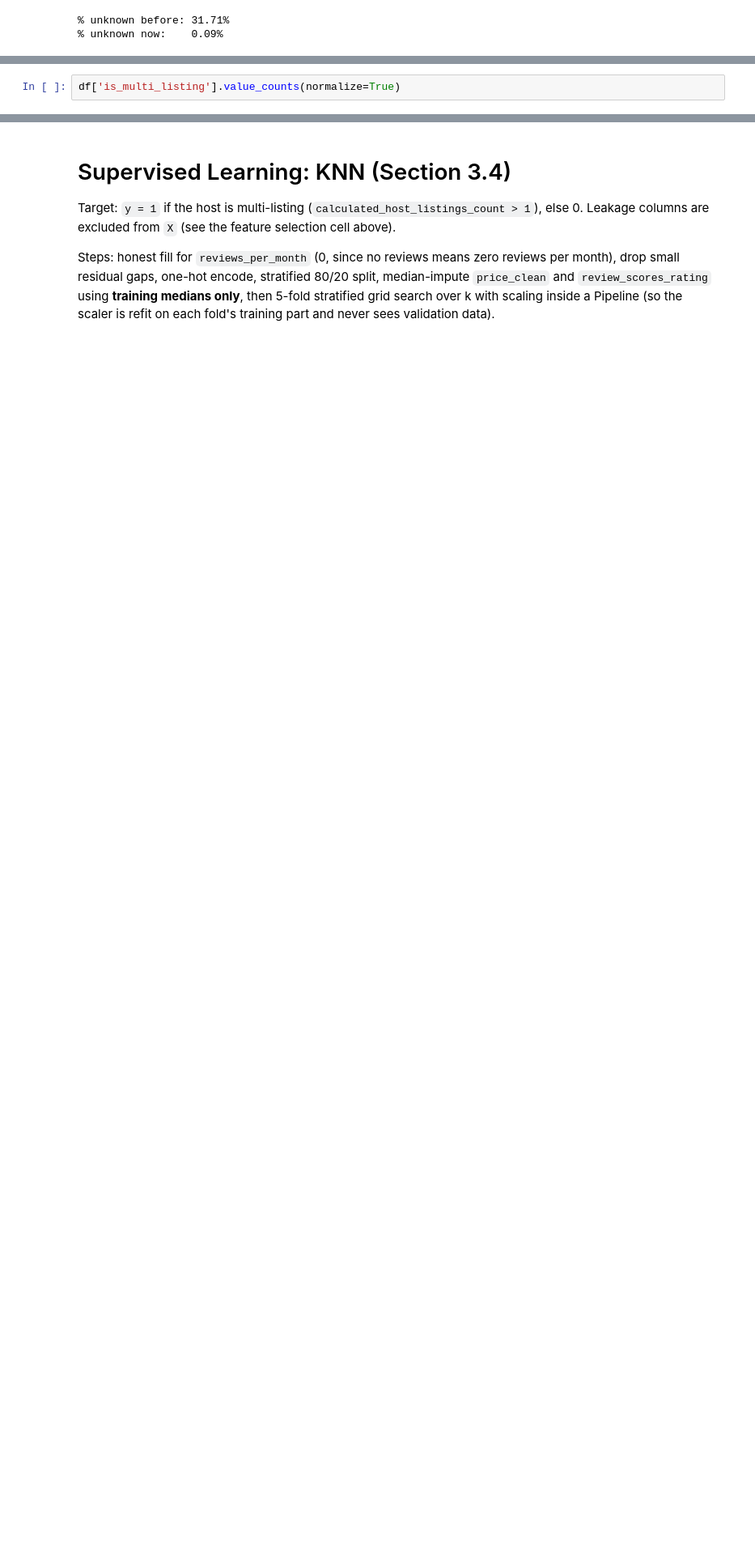
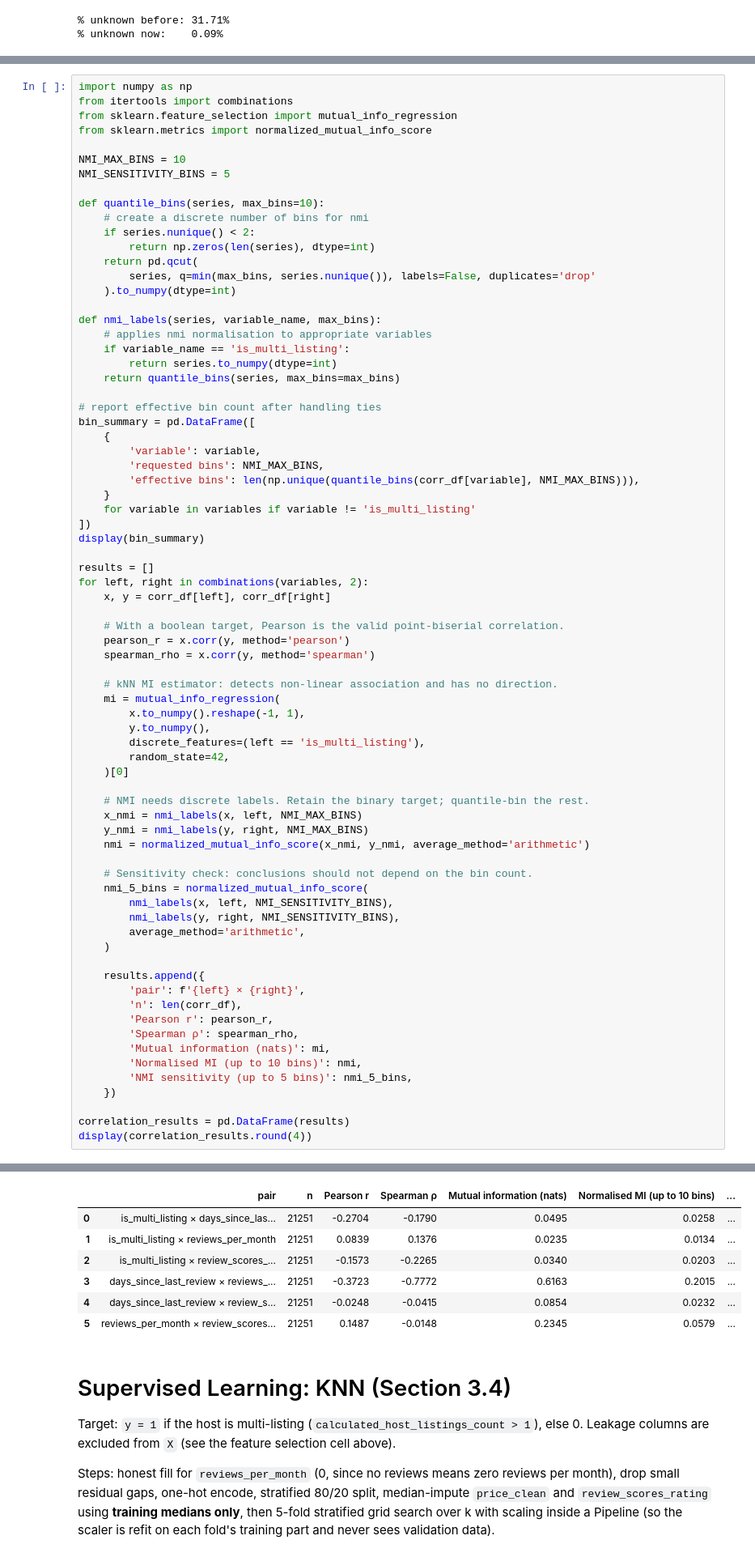
Before and after one commit to dorphen/EODP_assignment_2, a Jupyter notebook: code.ipynb, the cells around one changed output, grey strips where cells are left out. Shown at 81% size. Saved outputs shown, nothing was run; the diff lists cells and outputs as text; blank space fills up the shorter version.

Commit message:
correlation analysis complete

```diff
--- a/code.ipynb
+++ b/code.ipynb
@@ -222,3 +255,75 @@ variables = ['is_multi_listing', 'days_since_last_review', 'reviews_per_month',
 # %%
-df['is_multi_listing'].value_counts(normalize=True)
+import numpy as np
+from itertools import combinations
+from sklearn.feature_selection import mutual_info_regression
+from sklearn.metrics import normalized_mutual_info_score
+
+NMI_MAX_BINS = 10
+NMI_SENSITIVITY_BINS = 5
+
+def quantile_bins(series, max_bins=10):
+    # create a discrete number of bins for nmi
+    if series.nunique() < 2:
+        return np.zeros(len(series), dtype=int)
+    return pd.qcut(
+        series, q=min(max_bins, series.nunique()), labels=False, duplicates='drop'
+    ).to_numpy(dtype=int)
+
+def nmi_labels(series, variable_name, max_bins):
+    # applies nmi normalisation to appropriate variables
+    if variable_name == 'is_multi_listing':
+        return series.to_numpy(dtype=int)
+    return quantile_bins(series, max_bins=max_bins)
+
+# report effective bin count after handling ties
+bin_summary = pd.DataFrame([
+    {
+        'variable': variable,
+        'requested bins': NMI_MAX_BINS,
+        'effective bins': len(np.unique(quantile_bins(corr_df[variable], NMI_MAX_BINS))),
+    }
+    for variable in variables if variable != 'is_multi_listing'
+])
+display(bin_summary)
+
+results = []
+for left, right in combinations(variables, 2):
+    x, y = corr_df[left], corr_df[right]
+
+    # With a boolean target, Pearson is the valid point-biserial correlation.
+    pearson_r = x.corr(y, method='pearson')
+    spearman_rho = x.corr(y, method='spearman')
+
+    # kNN MI estimator: detects non-linear association and has no direction.
+    mi = mutual_info_regression(
+        x.to_numpy().reshape(-1, 1),
+        y.to_numpy(),
+        discrete_features=(left == 'is_multi_listing'),
+        random_state=42,
+    )[0]
+
+    # NMI needs discrete labels. Retain the binary target; quantile-bin the rest.
+    x_nmi = nmi_labels(x, left, NMI_MAX_BINS)
+    y_nmi = nmi_labels(y, right, NMI_MAX_BINS)
+    nmi = normalized_mutual_info_score(x_nmi, y_nmi, average_method='arithmetic')
+
+    # Sensitivity check: conclusions should not depend on the bin count.
+    nmi_5_bins = normalized_mutual_info_score(
+        nmi_labels(x, left, NMI_SENSITIVITY_BINS),
+        nmi_labels(y, right, NMI_SENSITIVITY_BINS),
+        average_method='arithmetic',
+    )
+
+    results.append({
+        'pair': f'{left} × {right}',
+        'n': len(corr_df),
+        'Pearson r': pearson_r,
+        'Spearman ρ': spearman_rho,
+        'Mutual information (nats)': mi,
+        'Normalised MI (up to 10 bins)': nmi,
+        'NMI sensitivity (up to 5 bins)': nmi_5_bins,
+    })
+
+correlation_results = pd.DataFrame(results)
+display(correlation_results.round(4))
 # %% [output]
@@ -229,3 +334,10 @@ Name: proportion, dtype: float64
+|  | pair | n | Pearson r | Spearman ρ | Mutual information (nats) | Normalised MI (up to 10 bins) | ... |
+| 0 | is_multi_listing × days_since_las... | 21251 | -0.2704 | -0.1790 | 0.0495 | 0.0258 | ... |
+| 1 | is_multi_listing × reviews_per_month | 21251 | 0.0839 | 0.1376 | 0.0235 | 0.0134 | ... |
+| 2 | is_multi_listing × review_scores_... | 21251 | -0.1573 | -0.2265 | 0.0340 | 0.0203 | ... |
+| 3 | days_since_last_review × reviews_... | 21251 | -0.3723 | -0.7772 | 0.6163 | 0.2015 | ... |
+| 4 | days_since_last_review × review_s... | 21251 | -0.0248 | -0.0415 | 0.0854 | 0.0232 | ... |
+| 5 | reviews_per_month × review_scores... | 21251 | 0.1487 | -0.0148 | 0.2345 | 0.0579 | ... |
 # %% [markdown]
 # Supervised Learning: KNN (Section 3.4)
 
```
Also changed, not shown: parts of 5 cells of this notebook, 2 other files.
